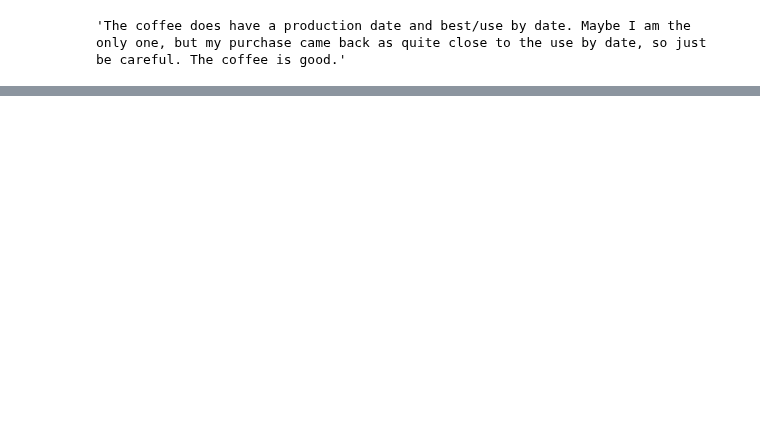
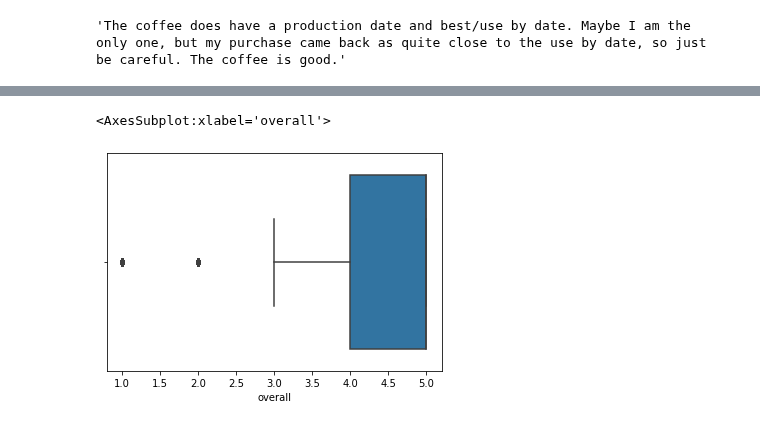
Before and after one commit to harizjet/SubjectSentimentModelling, a Jupyter notebook: basic_exploring/exploring1.ipynb, the cells around one changed output, grey strips where cells are left out. Cells and saved outputs as stored; diff of their text form; code cells hidden in the pictures; blank space fills up the shorter version.

```diff
--- a/basic_exploring/exploring1.ipynb
+++ b/basic_exploring/exploring1.ipynb
@@ -24,3 +24,6 @@ df.tail()
 df.iloc[99,:].reviewText
 # %% [output]
 'The coffee does have a production date and best/use by date. Maybe I am the only one, but my purchase came back as quite close to the use by date, so just be careful. The coffee is good.'
+# %%
+dfdata = df[['reviewText', 'overall']]
+dfdata
@@ -26,0 +44,6 @@ df.iloc[99,:].reviewText
+# %%
+import seaborn as sns
+sns.boxplot(dfdata['overall'])
+# %% [output]
+<AxesSubplot:xlabel='overall'>
+[figure, added]
```
Also changed, not shown: parts of 30 cells of this notebook.
